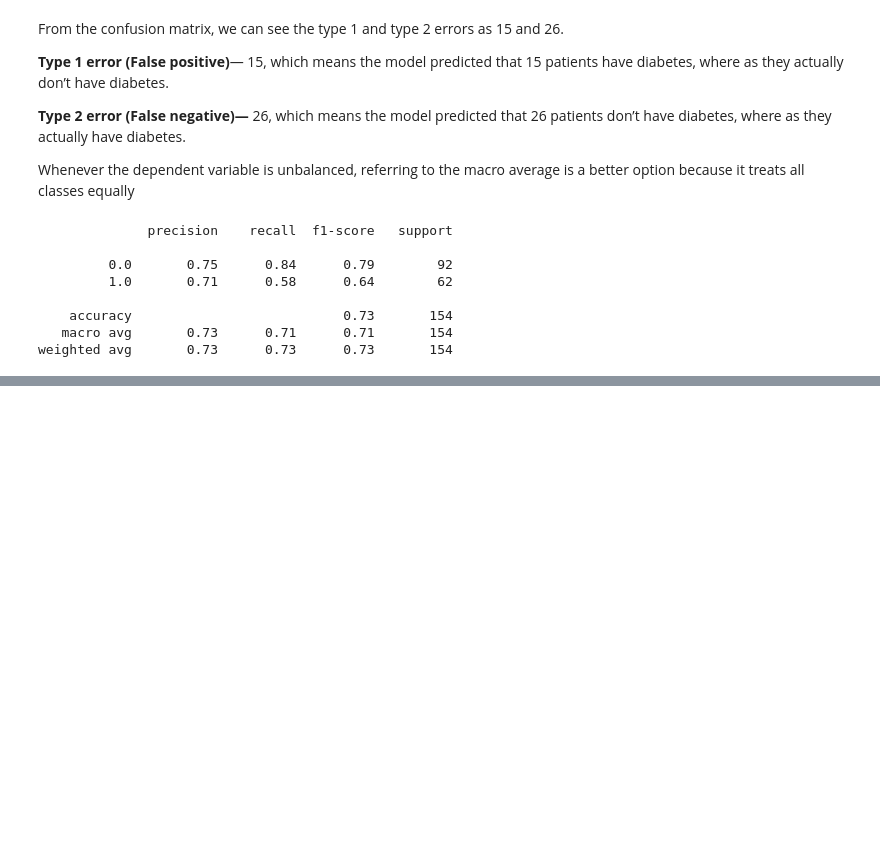
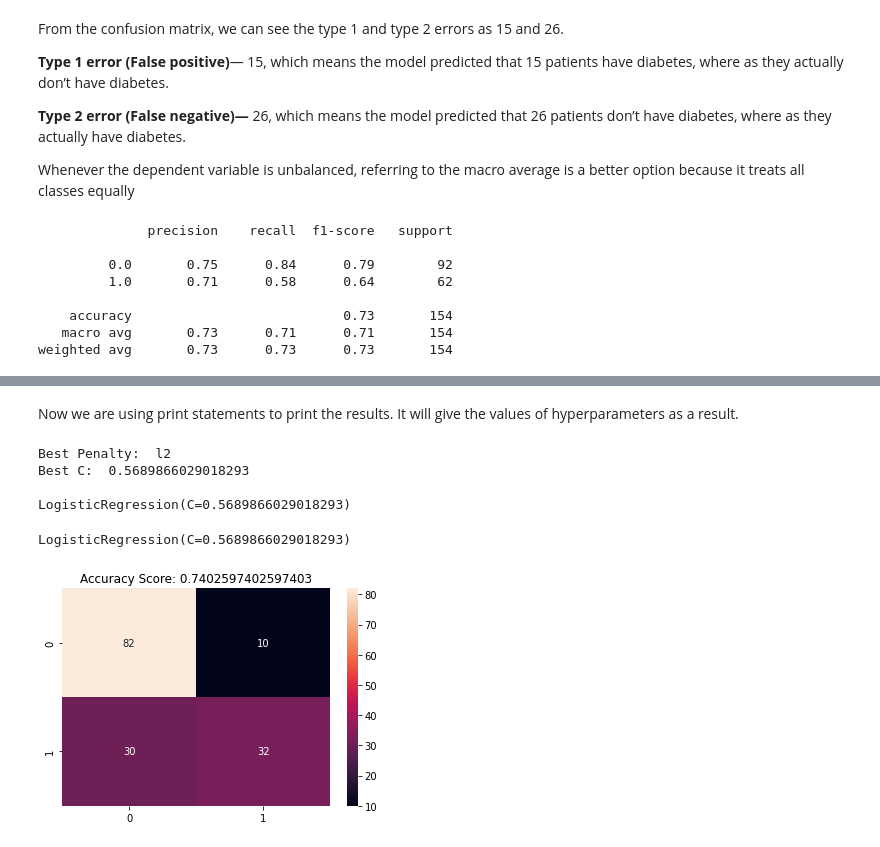
Before and after one commit to AlexanderPelaezJimenez/Logistic_Regression, a Jupyter notebook: notebook.ipynb, the cells around one changed output, grey strips where cells are left out. Saved outputs shown, nothing was run; the diff lists cells and outputs as text; code cells hidden in the pictures; blank space fills up the shorter version.

```diff
--- a/notebook.ipynb
+++ b/notebook.ipynb
@@ -359,0 +383,2 @@ weighted avg       0.73      0.73      0.73       154
+# %%
+gs.fit(X_train, Y_train)
@@ -359,0 +416,28 @@ weighted avg       0.73      0.73      0.73       154
+# %% [markdown]
+Now we are using print statements to print the results. It will give the values of hyperparameters as a result.
+# %%
+print('Best Penalty: ', gs.best_estimator_.get_params()['lr_2__penalty'])
+print('Best C: ', gs.best_estimator_.get_params()['lr_2__C'])
+print();print(gs.best_estimator_.get_params()['lr_2'])
+# %% [output]
+Best Penalty:  l2
+Best C:  0.5689866029018293
+
+LogisticRegression(C=0.5689866029018293)
+# %%
+lr_def_model_1 = LogisticRegression(C = gs.best_estimator_.get_params()['lr_2__C'],
+                                    penalty = gs.best_estimator_.get_params()['lr_2__penalty'])
+# %%
+lr_def_model_1.fit(X_train, Y_train)
+# %% [output]
+LogisticRegression(C=0.5689866029018293)
+# %%
+Y_pred_def_model_1 = lr_def_model_1.predict(X_test)
+# %%
+cm_def_model_1 = confusion_matrix(Y_test, Y_pred_def_model_1)
+acc_def_model_1 = accuracy_score(Y_test, Y_pred_def_model_1)
+sns.heatmap(cm_def_model_1, annot = True)
+plt.title('Accuracy Score: {0}'.format(acc_def_model_1))
+plt.show()
+# %% [output]
+[figure, added]
```
Also changed, not shown: parts of 15 cells of this notebook.
